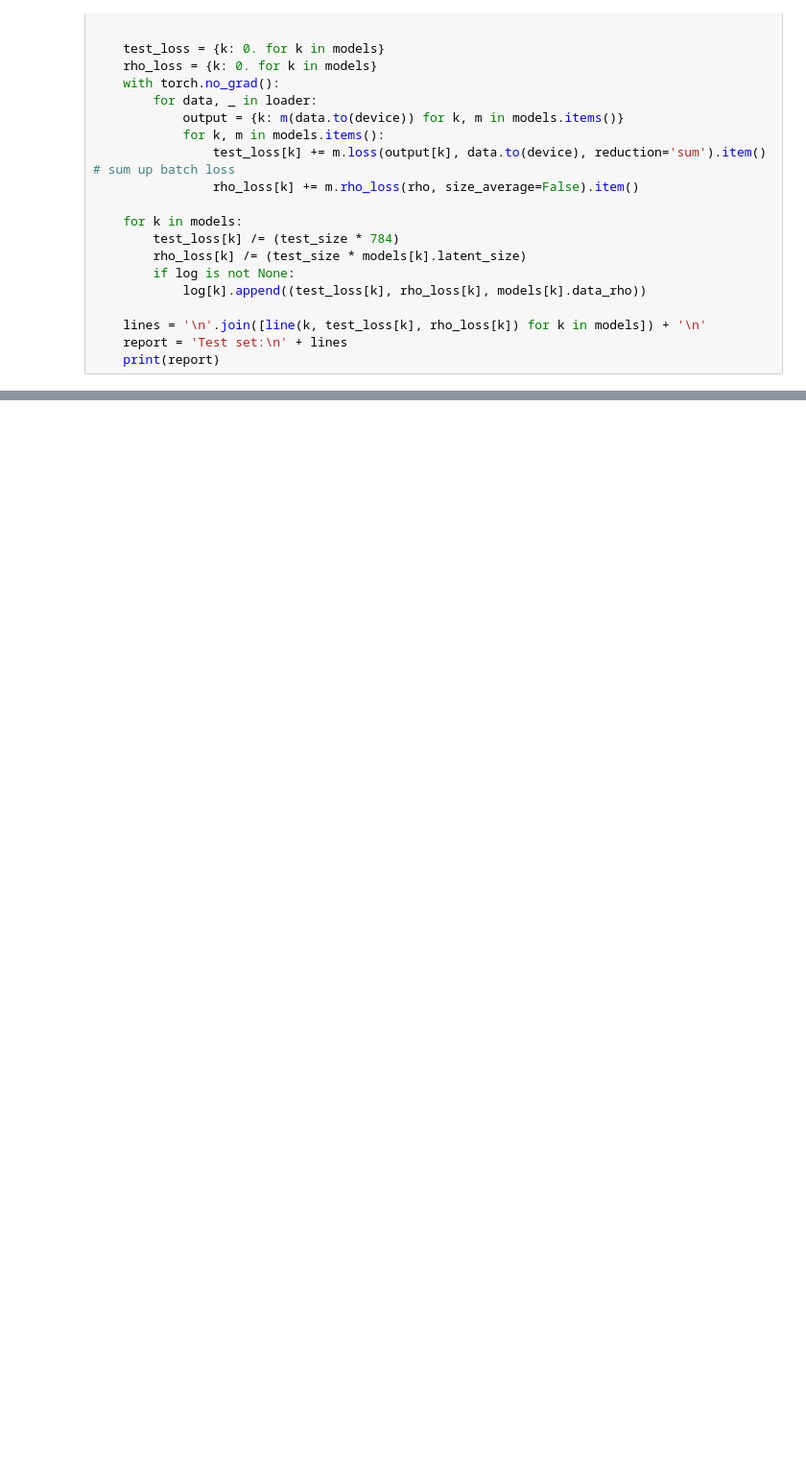
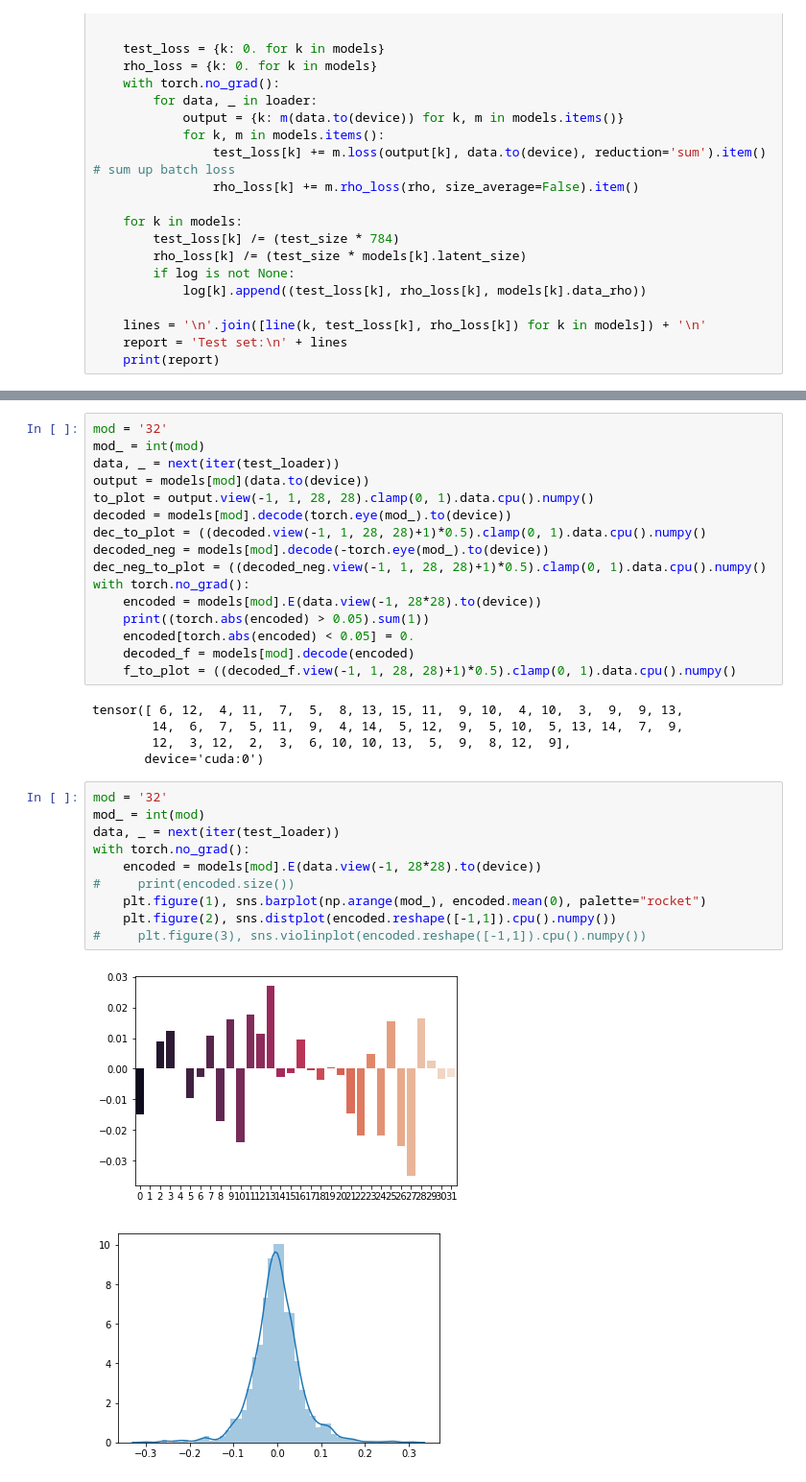
Before and after one commit to alexander-prutko/otus-ds-homework, a Jupyter notebook: homework-4/sparse_ae_th_l1.ipynb, the cells around one changed output, grey strips where cells are left out. Shown: that part at 96% size. Drawn from its saved outputs; the diff is of its cells as text; blank space fills up the shorter version.

```diff
--- a/homework-4/sparse_ae_th_l1.ipynb
+++ b/homework-4/sparse_ae_th_l1.ipynb
@@ -204,0 +221,34 @@ plot_mnist(dec_to_plot, (8, 8))
+# %%
+mod = '32'
+mod_ = int(mod)
+data, _ = next(iter(test_loader))
+output = models[mod](data.to(device))
+to_plot = output.view(-1, 1, 28, 28).clamp(0, 1).data.cpu().numpy()
+decoded = models[mod].decode(torch.eye(mod_).to(device))
+dec_to_plot = ((decoded.view(-1, 1, 28, 28)+1)*0.5).clamp(0, 1).data.cpu().numpy()
+decoded_neg = models[mod].decode(-torch.eye(mod_).to(device))
+dec_neg_to_plot = ((decoded_neg.view(-1, 1, 28, 28)+1)*0.5).clamp(0, 1).data.cpu().numpy()
+with torch.no_grad():
+    encoded = models[mod].E(data.view(-1, 28*28).to(device))
+    print((torch.abs(encoded) > 0.05).sum(1))
+    encoded[torch.abs(encoded) < 0.05] = 0.
+    decoded_f = models[mod].decode(encoded)
+    f_to_plot = ((decoded_f.view(-1, 1, 28, 28)+1)*0.5).clamp(0, 1).data.cpu().numpy()
+# %% [output]
+tensor([ 6, 12,  4, 11,  7,  5,  8, 13, 15, 11,  9, 10,  4, 10,  3,  9,  9, 13,
+        14,  6,  7,  5, 11,  9,  4, 14,  5, 12,  9,  5, 10,  5, 13, 14,  7,  9,
+        12,  3, 12,  2,  3,  6, 10, 10, 13,  5,  9,  8, 12,  9],
+       device='cuda:0')
+# %%
+mod = '32'
+mod_ = int(mod)
+data, _ = next(iter(test_loader))
+with torch.no_grad():
+    encoded = models[mod].E(data.view(-1, 28*28).to(device))
+#     print(encoded.size())
+    plt.figure(1), sns.barplot(np.arange(mod_), encoded.mean(0), palette="rocket")
+    plt.figure(2), sns.distplot(encoded.reshape([-1,1]).cpu().numpy())
+#     plt.figure(3), sns.violinplot(encoded.reshape([-1,1]).cpu().numpy())
+# %% [output]
+[figure, added]
+[figure, added]
```
Also changed, not shown: parts of 12 cells of this notebook, 2 other files.
